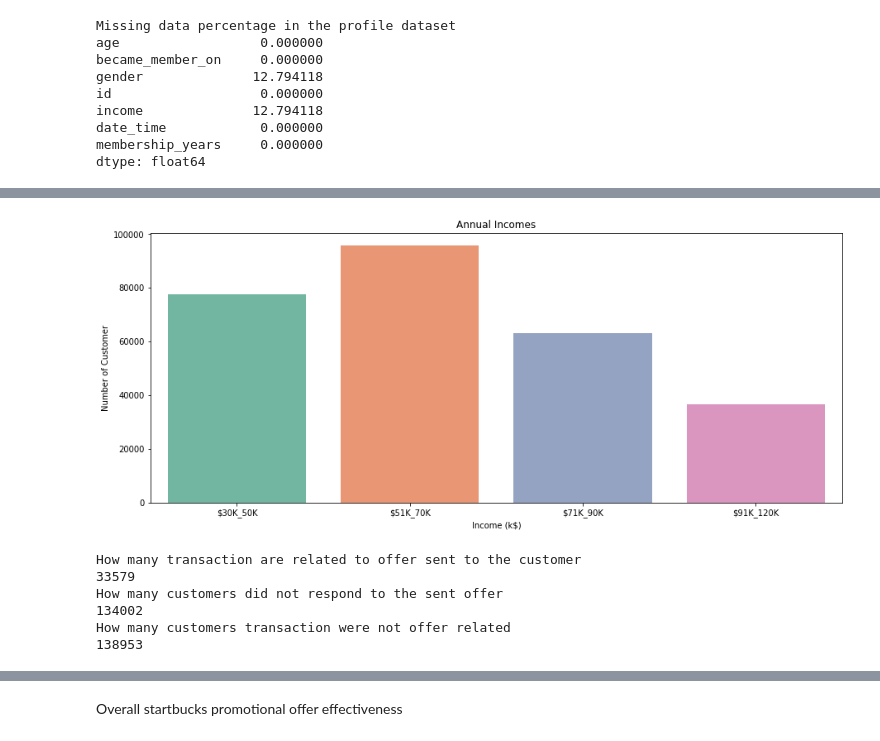
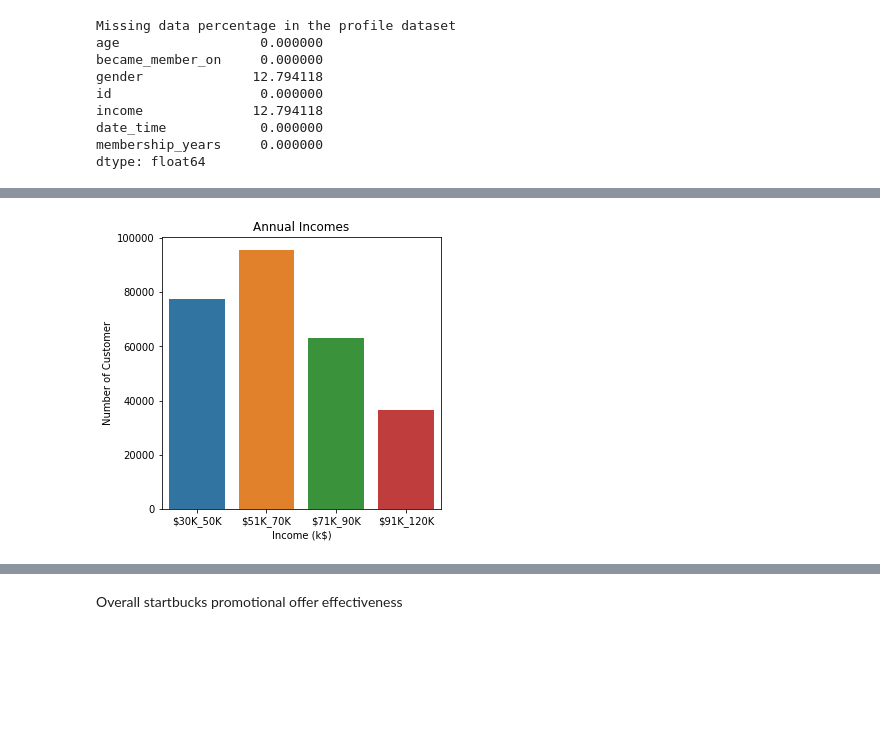
Before and after one commit to sharvaridhote/DataScience-Capstone-Udacity, a Jupyter notebook: Starbuck_Challange_Capstone_final.ipynb, the cells around one changed output, grey strips where cells are left out. Saved outputs shown, nothing was run; the diff lists cells and outputs as text; code cells hidden in the pictures; blank space fills up the shorter version.

```diff
--- a/Starbuck_Challange_Capstone_final.ipynb
+++ b/Starbuck_Challange_Capstone_final.ipynb
@@ -249,7 +221,7 @@ def profile_clean(profile):
     start_time =(profile['date_time'].dt.date)
 
     profile['membership_years']=  (end_time -start_time)
-    profile['membership_years'] = round((pd.to_numeric(profile['membership_years'].dt.days, downcast='integer'))/365,2)
+    profile['membership_years'] = round((pd.to_numeric(profile['membership_years'].dt.days, downcast='integer')/365),)
 
 
     # only gender and income column showed nan values. We will clean the data # dropped data comment
@@ -531,37 +595,18 @@ df_merged.describe()
 # %%
 in30K_50K = df_merged['income'][(df_merged['income'] >= 30000) & (df_merged['income'] <= 50000)]
 in51K_70K = df_merged['income'][(df_merged['income'] >= 50001) & (df_merged['income'] <= 70000)]
 in71K_90K = df_merged['income'][(df_merged['income'] >= 70001) & (df_merged['income'] <= 90000)]
 in91K_120K = df_merged['income'][(df_merged['income'] >= 90001) & (df_merged['income'] <= 120000)]
-#ai121_150 = df["Annual Income (k$)"][(df["Annual Income (k$)"] >= 121) & (df["Annual Income (k$)"] <= 12000)]
 
-aix = [ "$30K_50K", "$51K_70K", "$71K_90K", "$91K_120K"]
-aiy = [len(in30K_50K.values), len(in51K_70K.values), len(in71K_90K.values), len(in91K_120K.values)]
 
-plt.figure(figsize=(15,6))
-sns.barplot(x=aix, y=aiy, palette="Set2")
+income_range = [ "$30K_50K", "$51K_70K", "$71K_90K", "$91K_120K"]
+frequency = [len(in30K_50K.values), len(in51K_70K.values), len(in71K_90K.values), len(in91K_120K.values)]
+
+plt.figure(figsize=(5,5))
+sns.barplot(x=income_range, y=frequency)
 plt.title("Annual Incomes")
 plt.xlabel("Income (k$)")
 plt.ylabel("Number of Customer")
 plt.show()
 # %% [output]
-[figure, old version]
+[figure, new version]
-# %%
-# lets answer questions to understand transcript dataframe
-
-print('How many transaction are related to offer sent to the customer')
-print(len(transcript_df[(transcript_df['offer_id'].notnull()) & (transcript_df['reward_given'].notnull())]))
-
-print('How many customers did not respond to the sent offer')
-print(len(transcript_df[(transcript_df['offer_id'].notnull()) & (transcript_df['reward_given'].isnull())]))
-
-# This may contain some informational offer related transaction
-print('How many customers transaction were not offer related')
-print(len(transcript_df[(transcript_df['amount'].notnull())]))
-# %% [output]
-How many transaction are related to offer sent to the customer
-33579
-How many customers did not respond to the sent offer
-134002
-How many customers transaction were not offer related
-138953
```
Also changed, not shown: parts of 104 cells of this notebook, 1 other file.
